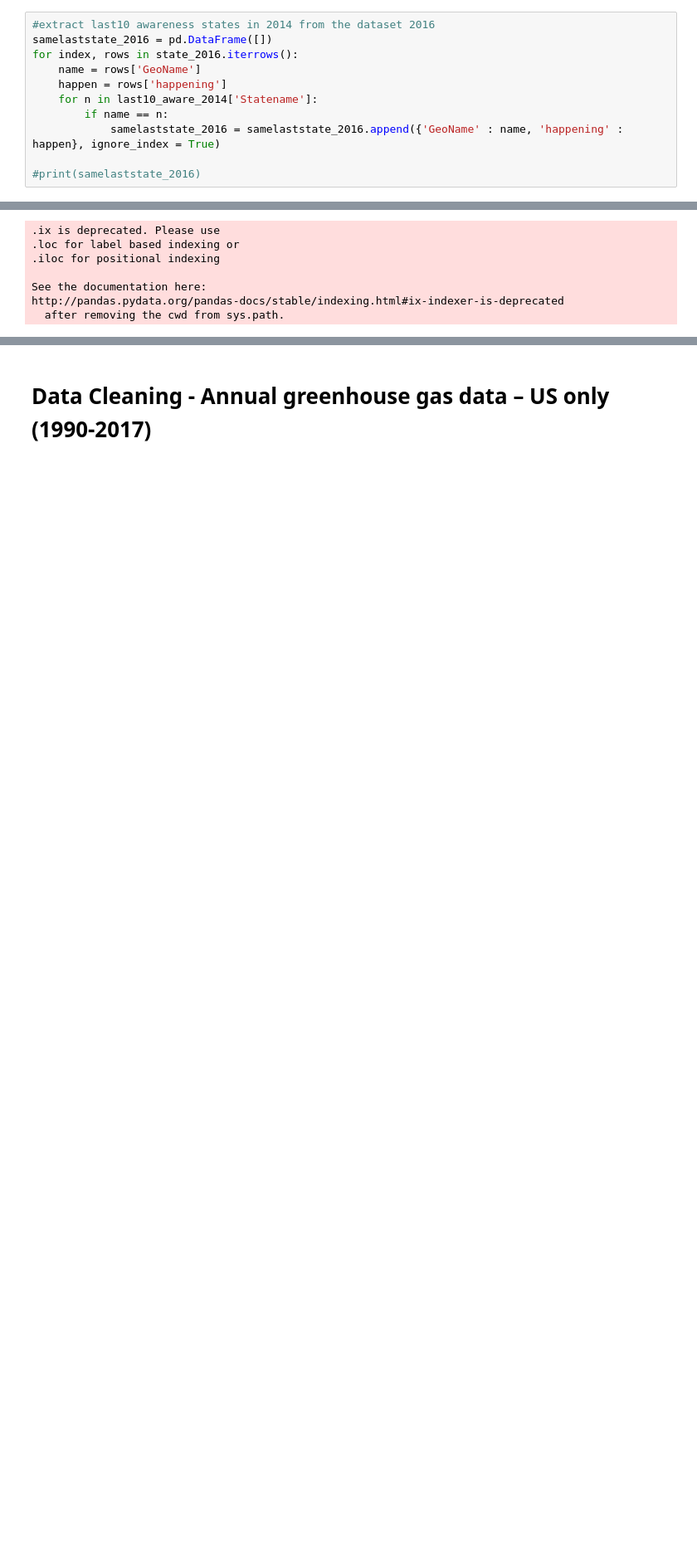
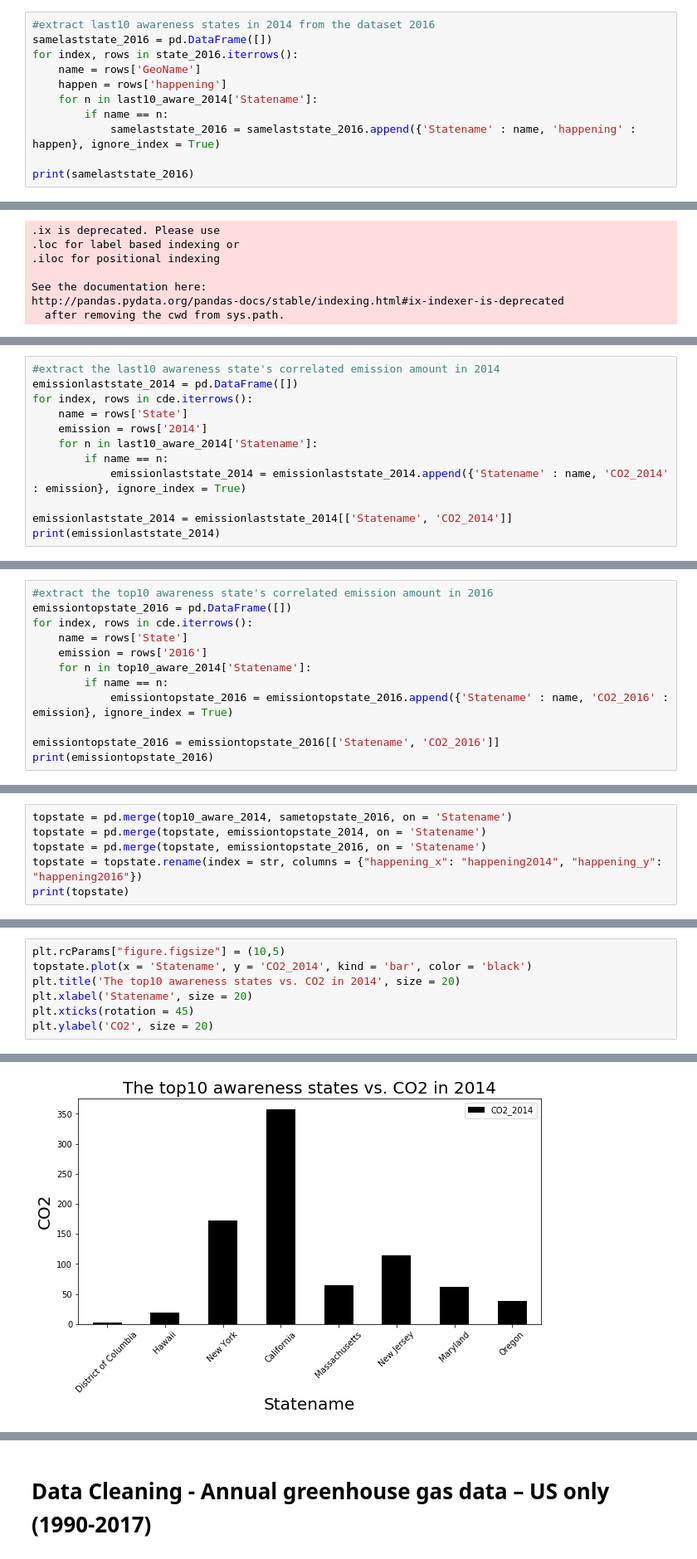
Before and after one commit to pjsimmon/COGS108_Repo, a Jupyter notebook: Saoi_Data_Wrangling.ipynb, the cells around one changed output, grey strips where cells are left out. Shown: that part at 83% size. Drawn from its saved outputs; the diff is of its cells as text; blank space fills up the shorter version.

```diff
--- a/Saoi_Data_Wrangling.ipynb
+++ b/Saoi_Data_Wrangling.ipynb
@@ -120,6 +183,6 @@ for index, rows in state_2016.iterrows():
     happen = rows['happening']
     for n in last10_aware_2014['Statename']:
         if name == n:
-            samelaststate_2016 = samelaststate_2016.append({'GeoName' : name, 'happening' : happen}, ignore_index = True)
+            samelaststate_2016 = samelaststate_2016.append({'Statename' : name, 'happening' : happen}, ignore_index = True)
 
-#print(samelaststate_2016)
+print(samelaststate_2016)
@@ -205,0 +272,12 @@ http://pandas.pydata.org/pandas-docs/stable/indexing.html#ix-indexer-is-deprecat
+# %%
+#extract the last10 awareness state's correlated emission amount in 2014
+emissionlaststate_2014 = pd.DataFrame([])
+for index, rows in cde.iterrows():
+    name = rows['State']
+    emission = rows['2014']
+    for n in last10_aware_2014['Statename']:
+        if name == n:
+            emissionlaststate_2014 = emissionlaststate_2014.append({'Statename' : name, 'CO2_2014' : emission}, ignore_index = True)
+
+emissionlaststate_2014 = emissionlaststate_2014[['Statename', 'CO2_2014']]
+print(emissionlaststate_2014)
@@ -205,0 +294,12 @@ http://pandas.pydata.org/pandas-docs/stable/indexing.html#ix-indexer-is-deprecat
+# %%
+#extract the top10 awareness state's correlated emission amount in 2016
+emissiontopstate_2016 = pd.DataFrame([])
+for index, rows in cde.iterrows():
+    name = rows['State']
+    emission = rows['2016']
+    for n in top10_aware_2014['Statename']:
+        if name == n:
+            emissiontopstate_2016 = emissiontopstate_2016.append({'Statename' : name, 'CO2_2016' : emission}, ignore_index = True)
+
+emissiontopstate_2016 = emissiontopstate_2016[['Statename', 'CO2_2016']]
+print(emissiontopstate_2016)
@@ -205,0 +340,6 @@ http://pandas.pydata.org/pandas-docs/stable/indexing.html#ix-indexer-is-deprecat
+# %%
+topstate = pd.merge(top10_aware_2014, sametopstate_2016, on = 'Statename')
+topstate = pd.merge(topstate, emissiontopstate_2014, on = 'Statename')
+topstate = pd.merge(topstate, emissiontopstate_2016, on = 'Statename')
+topstate = topstate.rename(index = str, columns = {"happening_x": "happening2014", "happening_y": "happening2016"})
+print(topstate)
@@ -205,0 +380,8 @@ http://pandas.pydata.org/pandas-docs/stable/indexing.html#ix-indexer-is-deprecat
+# %%
+plt.rcParams["figure.figsize"] = (10,5)
+topstate.plot(x = 'Statename', y = 'CO2_2014', kind = 'bar', color = 'black')
+plt.title('The top10 awareness states vs. CO2 in 2014', size = 20)
+plt.xlabel('Statename', size = 20)
+plt.xticks(rotation = 45)
+plt.ylabel('CO2', size = 20)
+# %% [output]
@@ -205,0 +389 @@ http://pandas.pydata.org/pandas-docs/stable/indexing.html#ix-indexer-is-deprecat
+[figure, added]
```
Also changed, not shown: parts of 40 cells of this notebook.
